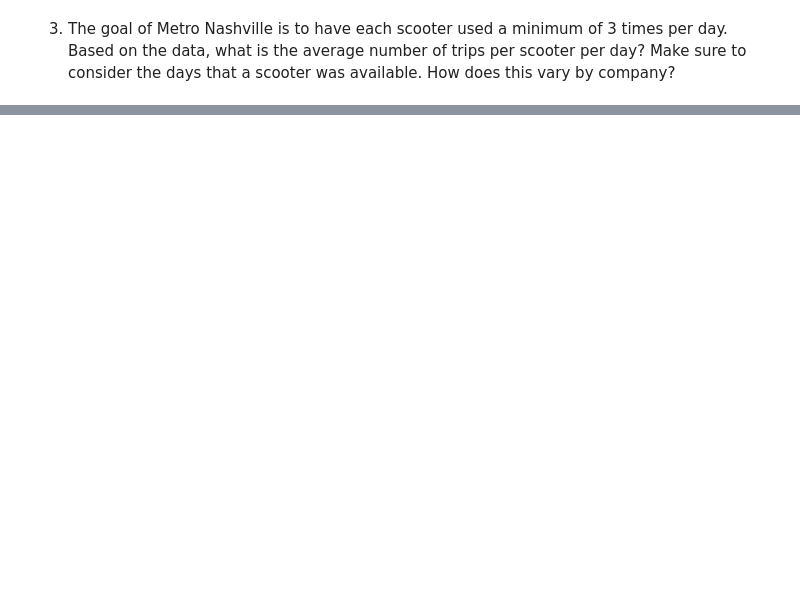
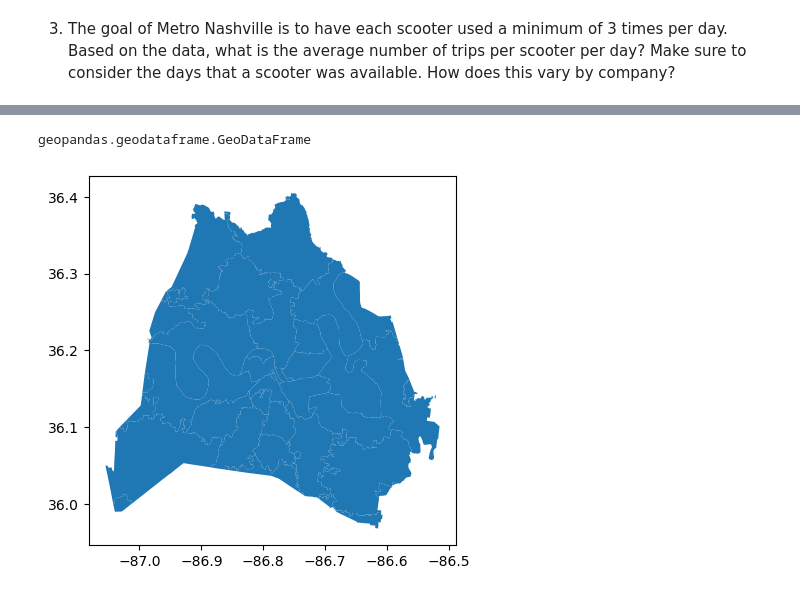
Before and after one commit to NSS-Data-Analytics-Cohort-10/scooters-group-1, a Jupyter notebook: notebooks/scooters_nb.ipynb, the cells around one changed output, grey strips where cells are left out. Drawn from its saved outputs; the diff is of its cells as text; code cells hidden in the pictures; blank space fills up the shorter version.

```diff
--- a/notebooks/scooters_nb.ipynb
+++ b/notebooks/scooters_nb.ipynb
@@ -299,0 +320,2 @@ trips_per_sumdid
+# %%
+zipcodes = gpd.read_file('../data/zipcodes.geojson')
@@ -300 +333,9 @@ trips_per_sumdid
+# %%
+type(zipcodes)
+# %% [output]
+geopandas.geodataframe.GeoDataFrame
+# %%
+zipcodes.plot();
+# %% [output]
+[figure, added]
 # %%
```
Also changed, not shown: parts of 14 cells of this notebook.
